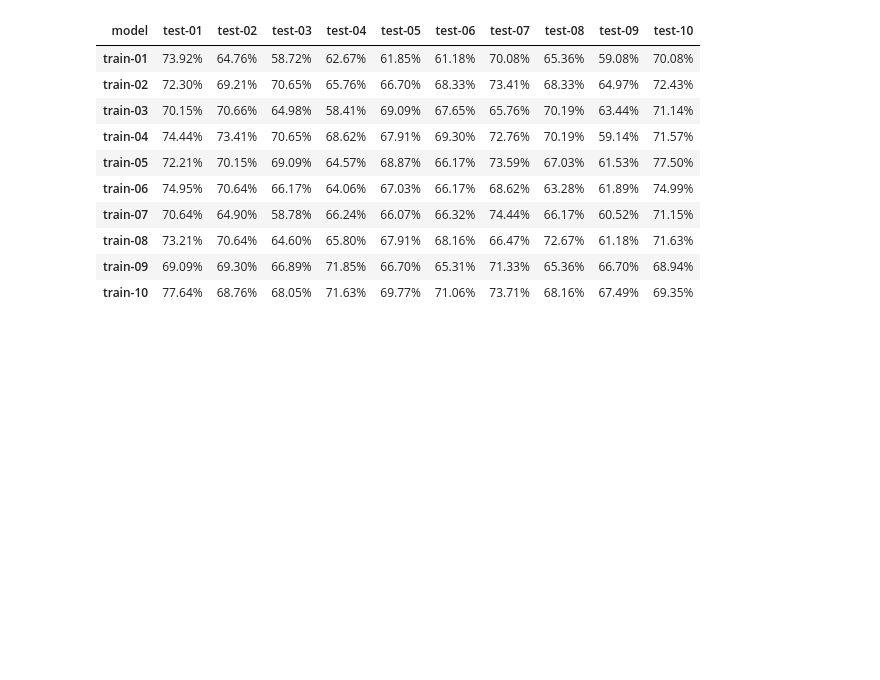
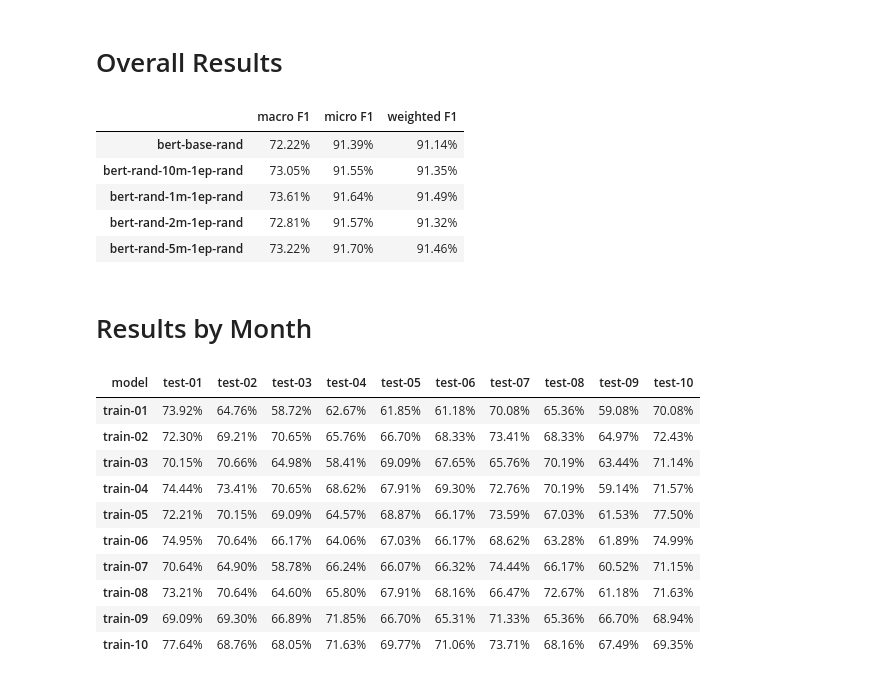
Before and after one commit to paul-rottger/temporal-adaptation, a Jupyter notebook: 4_evaluation/classification/evaluate_classification_results.ipynb, the cells around one changed output. Drawn from its saved outputs; the diff is of its cells as text; code cells hidden in the pictures; blank space fills up the shorter version.

```diff
--- a/4_evaluation/classification/evaluate_classification_results.ipynb
+++ b/4_evaluation/classification/evaluate_classification_results.ipynb
@@ -9,3 +9,35 @@ from sklearn.metrics import f1_score
+# %% [markdown]
+# Overall Results
+# %%
+results = {}
+directory = '../../0_results/classification/'
+for filename in os.listdir(directory):
+    if filename.endswith(".csv"):
+        results[os.path.splitext(filename)[0]] = pd.read_csv(os.path.join(directory, filename))
+        continue
+    else:
+        continue
+# %%
+# compare F1 by model
+
+# calculate f1
+f1_types = ['macro', 'micro', 'weighted']
+scores = {}
+
+for key in results:
+    if "1ep" in key or "base" in key:
+        scores[key] = [f1_score(results[key]['label'], results[key]['prediction'], average=f1_type) for f1_type in f1_types]
+
+pd.DataFrame.from_dict(scores, orient='index').rename(columns={0: f'{f1_types[0]} F1', 1: f'{f1_types[1]} F1', 2: f'{f1_types[2]} F1'}).sort_index().style.background_gradient(cmap=cm, axis = 0 ).format('{0:,.2%}')
+# %% [output]
+|  | macro F1 | micro F1 | weighted F1 |
+| bert-base-rand | 72.22% | 91.39% | 91.14% |
+| bert-rand-10m-1ep-rand | 73.05% | 91.55% | 91.35% |
+| bert-rand-1m-1ep-rand | 73.61% | 91.64% | 91.49% |
+| bert-rand-2m-1ep-rand | 72.81% | 91.57% | 91.32% |
+| bert-rand-5m-1ep-rand | 73.22% | 91.70% | 91.46% |
+# %% [markdown]
+# Results by Month
 # %%
 # load csv files with results from different models
 results = {}
```
Also changed, not shown: parts of 6 cells of this notebook, 2 other files.
